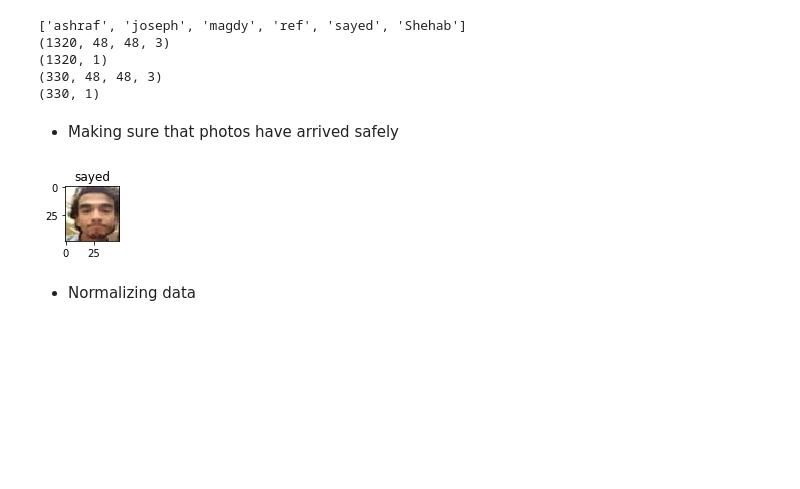
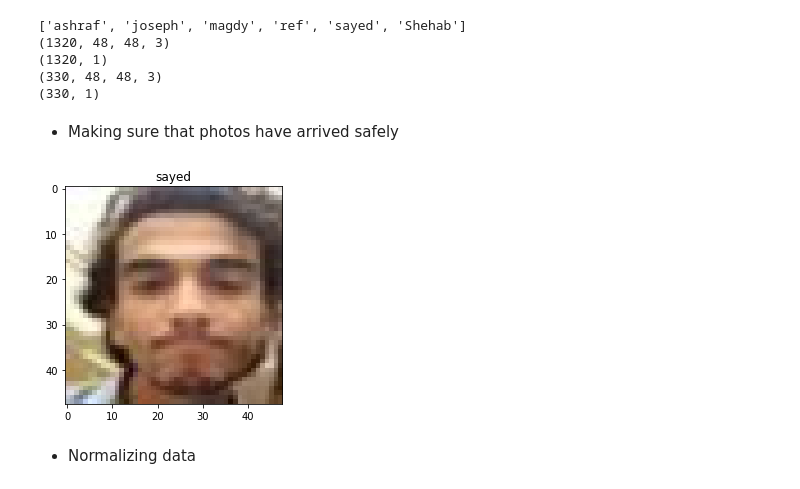
Before and after one commit to ms10596/detectioner, a Jupyter notebook: noconv.ipynb, the cells around one changed output. Saved outputs shown, nothing was run; the diff lists cells and outputs as text; code cells hidden in the pictures; blank space fills up the shorter version.

```diff
--- a/noconv.ipynb
+++ b/noconv.ipynb
@@ -30,13 +30,11 @@ print(y_test.shape)
 - Making sure that photos have arrived safely
 # %%
 index = 55
-plt.rcParams['figure.figsize'] = [1, 1]
-
 plt.title(classes[y_train[index][0]])
 plt.imshow((x_train[index]).astype(np.uint8))
 plt.show()
 # %% [output]
-[figure, old version]
+[figure, new version]
 # %% [markdown]
 - Normalizing data
 # %%
```
Also changed, not shown: parts of 4 cells of this notebook, 4 other files.
